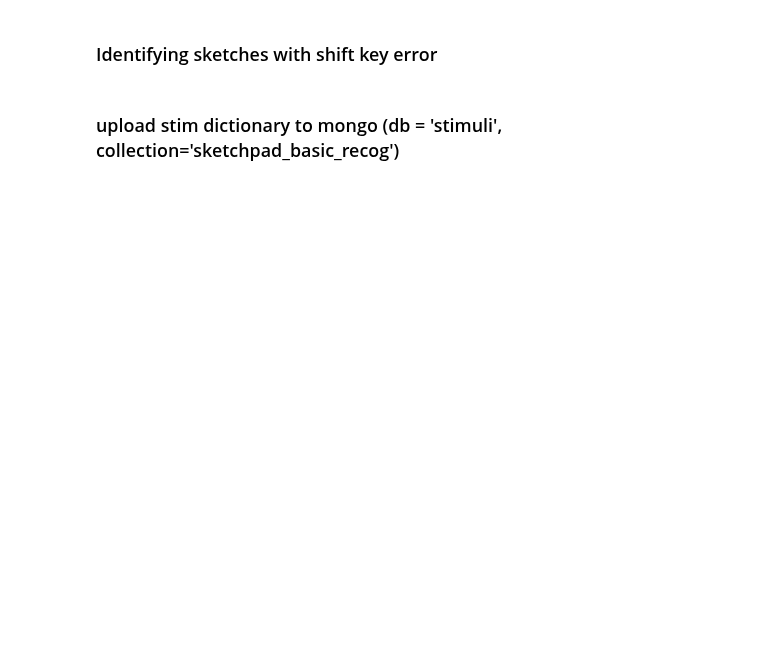
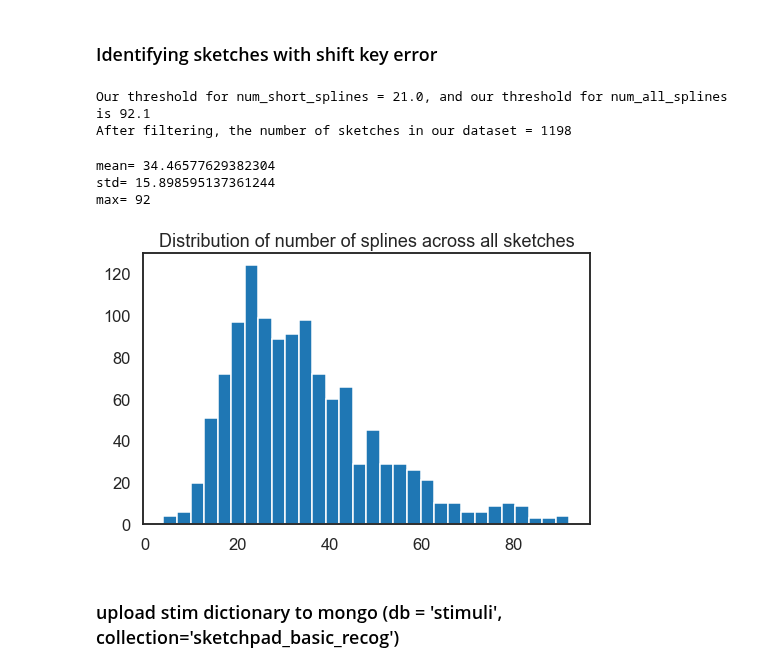
Before and after one commit to cogtoolslab/semantic_parts, a Jupyter notebook: analysis/jefan/preprocess_sketches_for_annotation_and_add_to_mongo.ipynb, the cells around one changed output. Drawn from its saved outputs; the diff is of its cells as text; code cells hidden in the pictures; blank space fills up the shorter version.

Commit message:
sync up version of notebook with new filtering procedure in place

```diff
--- a/analysis/jefan/preprocess_sketches_for_annotation_and_add_to_mongo.ipynb
+++ b/analysis/jefan/preprocess_sketches_for_annotation_and_add_to_mongo.ipynb
@@ -254,9 +277,12 @@ for this_sketch in svg:
 # %%
 ## get list of sketch svg converted to absolute coordinates
 ## grouped into **splines**
+from IPython.display import clear_output
 svg_abs_splines = []
 stroke_num_within_sketch = [] ## get stroke num within sketch
-for this_sketch in svg_abs_strokes:
+for skind,this_sketch in enumerate(svg_abs_strokes):
+    print 'Analyzing sketch {} of {}'.format(skind,len(svg_abs_strokes))
+    clear_output(wait=True)
     sketch_abs = []
     _stroke_num_within_sketch = []
     for stroke_id,this_stroke in enumerate(this_sketch):
@@ -309,10 +340,10 @@ len(flat_spline_lengths_arr[flat_spline_lengths_arr>np.mean(flat_spline_lengths_
 # %% [markdown]
 ### Identifying sketches with shift key error
 # %%
-# filter out bottom 20% shortest splines
-# percentile_threshold = 20
-# spline_length_threshold = np.percentile(flat_spline_lengths,percentile_threshold)
-spline_length_threshold = 6
+## count up splines per sketch that are among the 20% shortest of splines, and we will call these "short splines"
+short_spline_pct_threshold = 20
+spline_length_threshold = np.percentile(flat_spline_lengths,short_spline_pct_threshold)
+## spline_length_threshold = 6 #### hardcoded threshold
 
 ##We want to find out how many sketches have a large number of short splines to diagnose the shift-key error
 num_short_splines=[]
@@ -323,5 +354,6 @@ for i,sketch in meta.iterrows():
             _num_short_splines+=1
     num_short_splines.append(_num_short_splines)
 
+## create copy of meta data frame where we add some extra info about the number of short splines
 ts_df = meta
-ts_df = ts_df.assign(short_splines=pd.Series(num_short_splines))
+ts_df['num_short_splines'] = num_short_splines
@@ -339,5 +359,0 @@ sum(np.isnan(ts_df['num_short_splines']))
-# %%
-## filtering
-ts_df = ts_df[ts_df['num_short_splines']<25] ## threshold of 25
-ts_df = ts_df[ts_df['numSplines']<100]
-ts_df.reset_index()
@@ -378,8 +360,30 @@ for index, sketch in potentials_df.iterrows():
+# %%
+## define thresholds
+retention_threshold = 95
+num_short_spline_thresh = np.percentile(ts_df['num_short_splines'],retention_threshold)
+num_all_splines_thresh = np.percentile(ts_df['numSplines'],retention_threshold)
+print 'Our threshold for num_short_splines = {}, and our threshold for num_all_splines is {}'.\
+        format(num_short_spline_thresh,num_all_splines_thresh)
+
+## actually filter out the sketches with too many short splines (top 5%) AND too many splines overall (top 5%)
+ts_df_2 = ts_df[(ts_df['num_short_splines']<num_short_spline_thresh) & (ts_df['numSplines']<num_all_splines_thresh)]
+ts_df_2 = ts_df_2.reset_index()
+
+print 'After filtering, the number of sketches in our dataset = {}'.format(ts_df_2.shape[0])
+# %% [output]
+Our threshold for num_short_splines = 21.0, and our threshold for num_all_splines is 92.1
+After filtering, the number of sketches in our dataset = 1198
 # %%
-plt.figure(figsize=(10,8))
+sns.set_context('talk')
+plt.figure(figsize=(8,5))
 plt.title('Distribution of number of splines across all sketches')
-plt.hist(ts_df['numSplines'])
+h = plt.hist(ts_df_2['numSplines'],30)
 
-print "mean=", ts_df['numSplines'].mean()
-print "std=", ts_df['numSplines'].std()
-print "max=", ts_df['numSplines'].max()
+print "mean=", ts_df_2['numSplines'].mean()
+print "std=", ts_df_2['numSplines'].std()
+print "max=", ts_df_2['numSplines'].max()
+# %% [output]
+mean= 34.46577629382304
+std= 15.898595137361244
+max= 92
+[figure, added]
```
Also changed, not shown: parts of 20 cells of this notebook, 1 other file.
